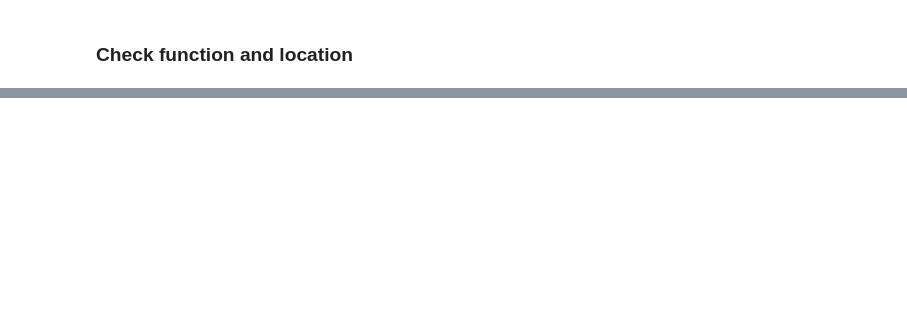
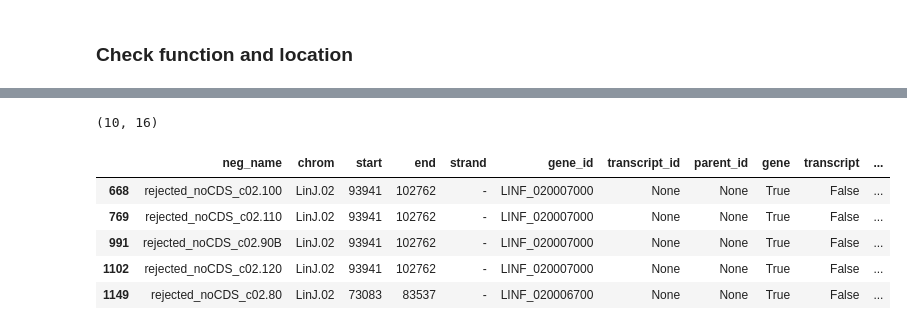
Before and after one commit to Viskuit/Test_BEDOPS, a Jupyter notebook: 25.Negative_analysis/1.NEGATIVE_location_Analysis.ipynb, the cells around one changed output, grey strips where cells are left out. Saved outputs shown, nothing was run; the diff lists cells and outputs as text; code cells hidden in the pictures; blank space fills up the shorter version.

```diff
--- a/25.Negative_analysis/1.NEGATIVE_location_Analysis.ipynb
+++ b/25.Negative_analysis/1.NEGATIVE_location_Analysis.ipynb
@@ -1441,0 +1110,13 @@ go_total
+# %%
+# Let's try with the phosphoglycan ones
+to_filter = neg_inside_filtered[neg_inside_filtered['notes'].fillna('').str.contains('phosphoglycan')]
+print(to_filter.shape)
+to_filter[to_filter['gene'] == True]
+# %% [output]
+(10, 16)
+|  | neg_name | chrom | start | end | strand | gene_id | transcript_id | parent_id | gene | transcript | ... |
+| 668 | rejected_noCDS_c02.100 | LinJ.02 | 93941 | 102762 | - | LINF_020007000 | None | None | True | False | ... |
+| 769 | rejected_noCDS_c02.110 | LinJ.02 | 93941 | 102762 | - | LINF_020007000 | None | None | True | False | ... |
+| 991 | rejected_noCDS_c02.90B | LinJ.02 | 93941 | 102762 | - | LINF_020007000 | None | None | True | False | ... |
+| 1102 | rejected_noCDS_c02.120 | LinJ.02 | 93941 | 102762 | - | LINF_020007000 | None | None | True | False | ... |
+| 1149 | rejected_noCDS_c02.80 | LinJ.02 | 73083 | 83537 | - | LINF_020006700 | None | None | True | False | ... |
```
Also changed, not shown: parts of 70 cells of this notebook, 4 other files.
